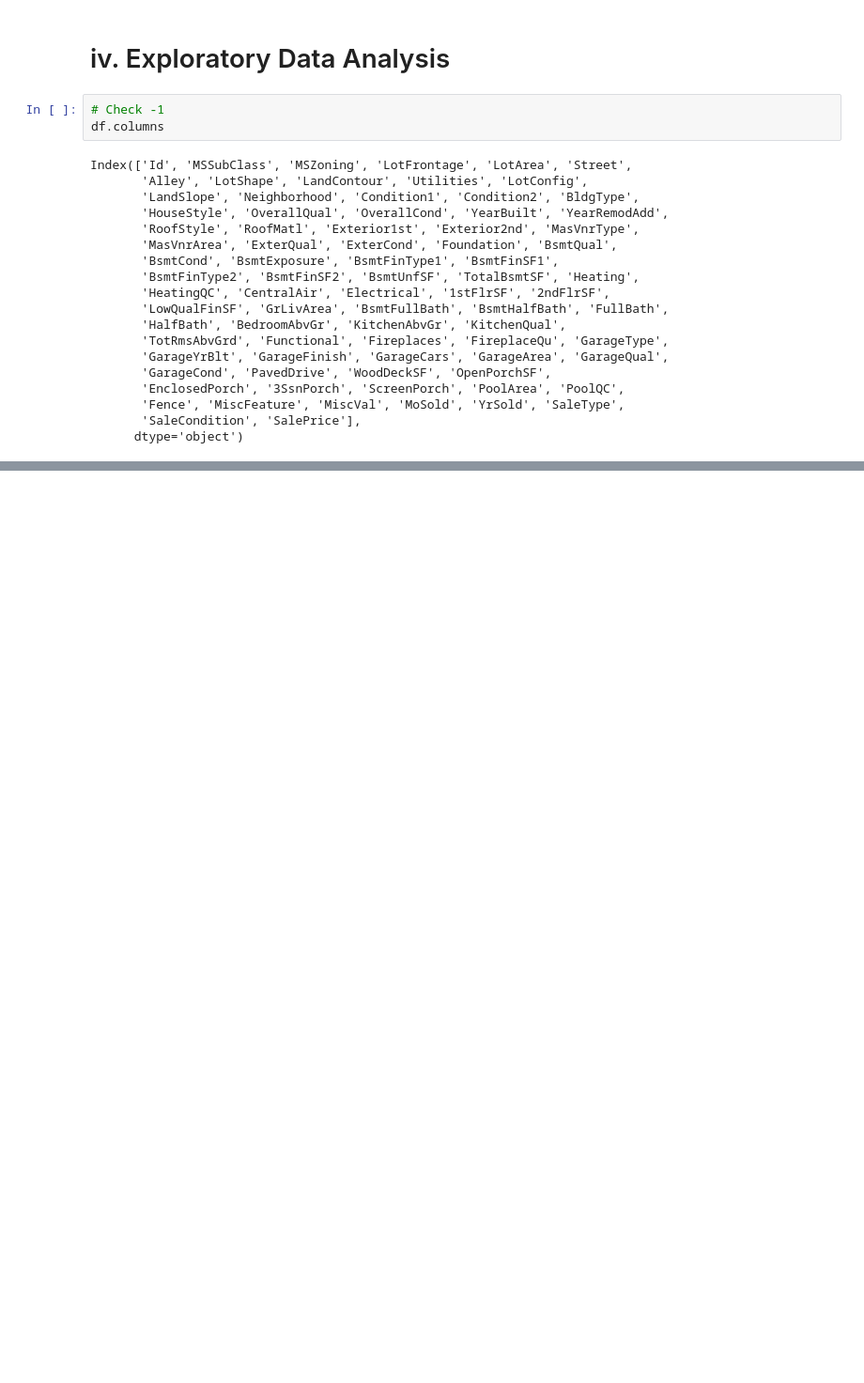
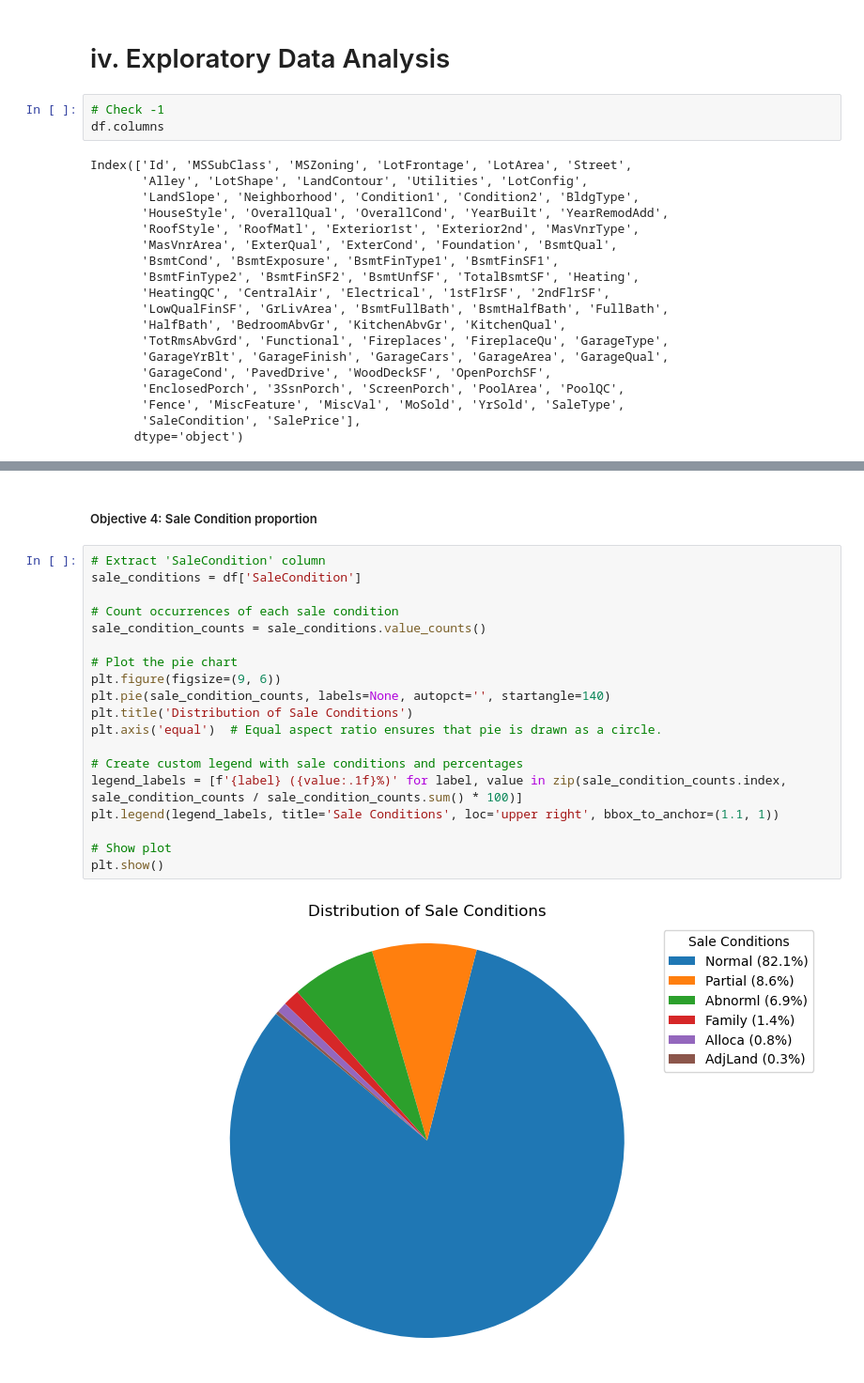
Before and after one commit to jennyaurelia/H8_1033, a Jupyter notebook: final_project/fin_prep.ipynb, the cells around one changed output, grey strips where cells are left out. Shown: that part at 94% size. Cells and saved outputs as stored; diff of their text form; blank space fills up the shorter version.

```diff
--- a/final_project/fin_prep.ipynb
+++ b/final_project/fin_prep.ipynb
@@ -214,0 +390,23 @@ df.describe()
+# %% [markdown]
+##### Objective 4: Sale Condition proportion
+# %%
+# Extract 'SaleCondition' column
+sale_conditions = df['SaleCondition']
+
+# Count occurrences of each sale condition
+sale_condition_counts = sale_conditions.value_counts()
+
+# Plot the pie chart
+plt.figure(figsize=(9, 6))
+plt.pie(sale_condition_counts, labels=None, autopct='', startangle=140)
+plt.title('Distribution of Sale Conditions')
+plt.axis('equal')  # Equal aspect ratio ensures that pie is drawn as a circle.
+
+# Create custom legend with sale conditions and percentages
+legend_labels = [f'{label} ({value:.1f}%)' for label, value in zip(sale_condition_counts.index, sale_condition_counts / sale_condition_counts.sum() * 100)]
+plt.legend(legend_labels, title='Sale Conditions', loc='upper right', bbox_to_anchor=(1.1, 1))
+
+# Show plot
+plt.show()
+# %% [output]
+[figure, added]
```
Also changed, not shown: parts of 17 cells of this notebook, 2 other files.
